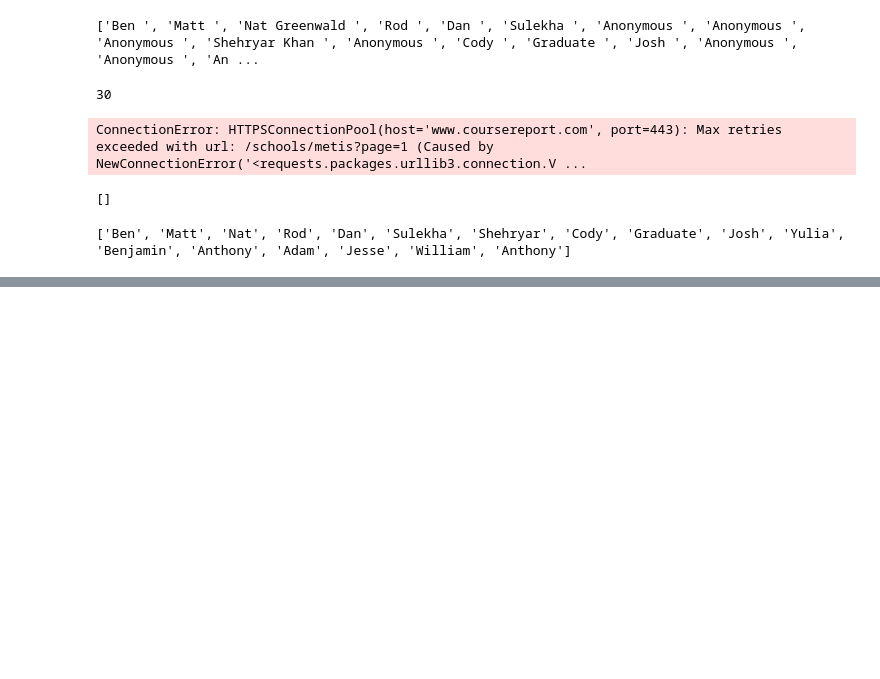
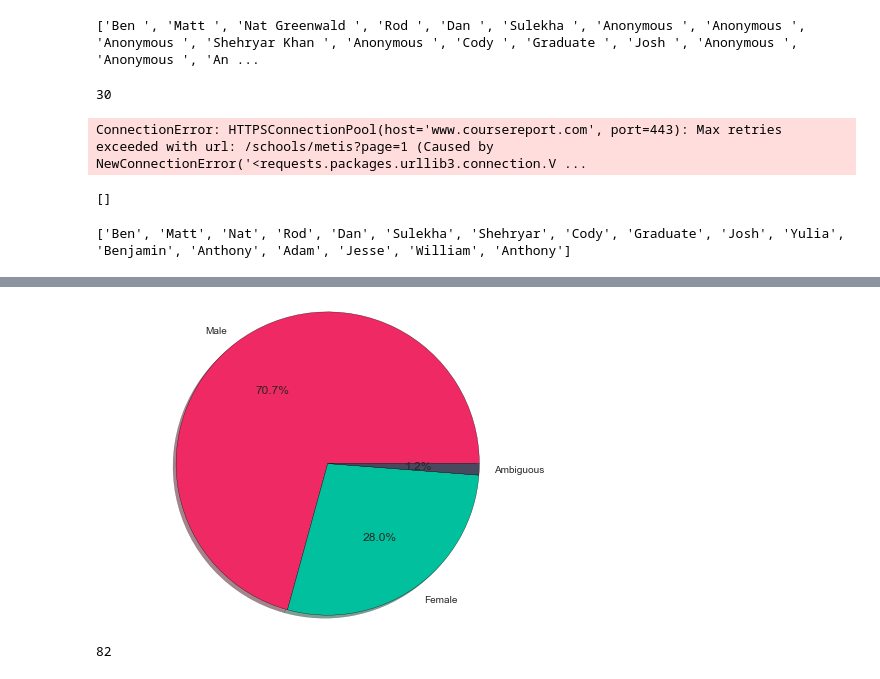
Before and after one commit to Rogerh91/Springboard-DS2, a Jupyter notebook: Springboard DS2 Capstone Project - Diversity in Bootcamps.ipynb, the cells around one changed output, grey strips where cells are left out. Saved outputs shown, nothing was run; the diff lists cells and outputs as text; code cells hidden in the pictures; blank space fills up the shorter version.

```diff
--- a/Springboard DS2 Capstone Project - Diversity in Bootcamps.ipynb
+++ b/Springboard DS2 Capstone Project - Diversity in Bootcamps.ipynb
@@ -625,0 +614,12 @@ dtype: int64
+# %%
+labels = ["Male", "Female", "Ambiguous"]
+colors = ['#ef2964', '#00c09d', '#48485e', '#a4a4af', '#2ca893', '#7d7f89', '#efeff6']
+plt.pie(namingclean.gender.value_counts(), autopct='%1.1f%%', shadow= True, colors = colors, labels = labels)
+plt.axis('equal')
+plt.show()
+# %% [output]
+[figure, added]
+# %%
+len(naming.gender)
+# %% [output]
+82
```
Also changed, not shown: parts of 57 cells of this notebook, 1 other file.
